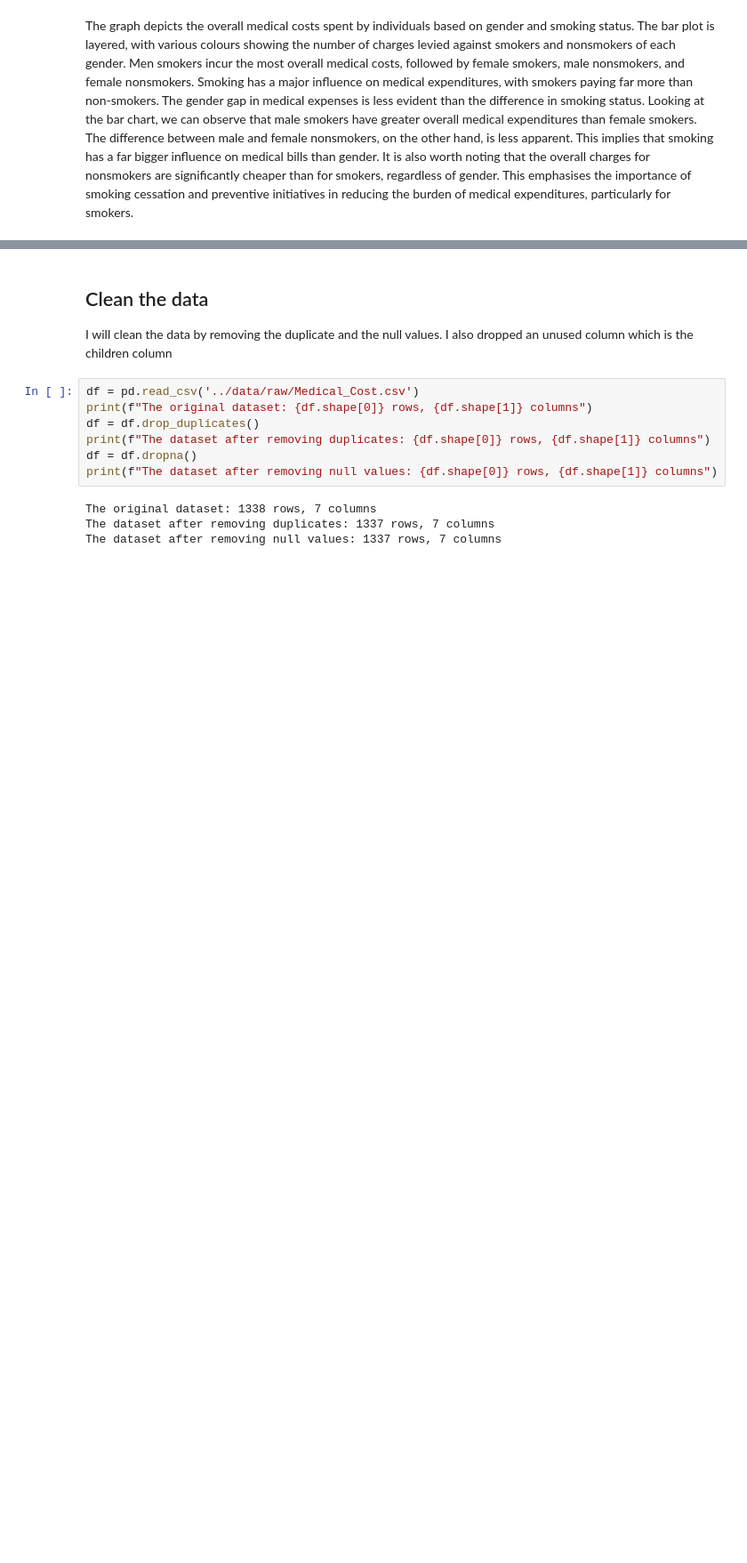
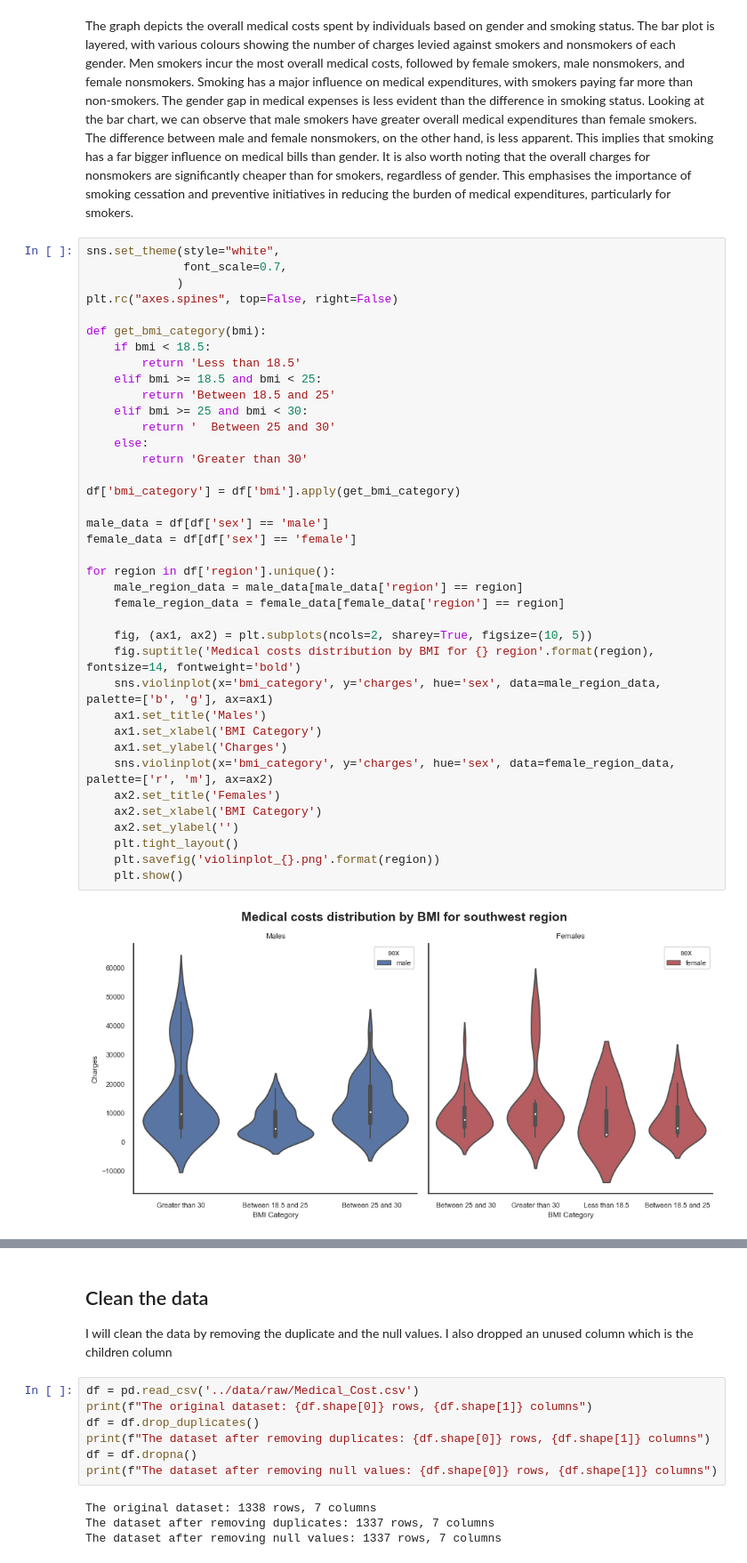
Before and after one commit to ubco-W2022T2-data301/project-group-group40, a Jupyter notebook: analysis/analysis2.ipynb, the cells around one changed output, grey strips where cells are left out. Shown at 89% size. Drawn from its saved outputs; the diff is of its cells as text; blank space fills up the shorter version.

```diff
--- a/analysis/analysis2.ipynb
+++ b/analysis/analysis2.ipynb
@@ -67,3 +69,43 @@ plt.show()
 # %% [markdown]
 The graph depicts the overall medical costs spent by individuals based on gender and smoking status. The bar plot is layered, with various colours showing the number of charges levied against smokers and nonsmokers of each gender. Men smokers incur the most overall medical costs, followed by female smokers, male nonsmokers, and female nonsmokers. Smoking has a major influence on medical expenditures, with smokers paying far more than non-smokers. The gender gap in medical expenses is less evident than the difference in smoking status.
 Looking at the bar chart, we can observe that male smokers have greater overall medical expenditures than female smokers. The difference between male and female nonsmokers, on the other hand, is less apparent. This implies that smoking has a far bigger influence on medical bills than gender. It is also worth noting that the overall charges for nonsmokers are significantly cheaper than for smokers, regardless of gender. This emphasises the importance of smoking cessation and preventive initiatives in reducing the burden of medical expenditures, particularly for smokers.
+# %%
+sns.set_theme(style="white",
+              font_scale=0.7,
+             )
+plt.rc("axes.spines", top=False, right=False)
+
+def get_bmi_category(bmi):
+    if bmi < 18.5:
+        return 'Less than 18.5'
+    elif bmi >= 18.5 and bmi < 25:
+        return 'Between 18.5 and 25'
+    elif bmi >= 25 and bmi < 30:
+        return '  Between 25 and 30'
+    else:
+        return 'Greater than 30'
+
+df['bmi_category'] = df['bmi'].apply(get_bmi_category)
+
+male_data = df[df['sex'] == 'male']
+female_data = df[df['sex'] == 'female']
+
+for region in df['region'].unique():
+    male_region_data = male_data[male_data['region'] == region]
+    female_region_data = female_data[female_data['region'] == region]
+
+    fig, (ax1, ax2) = plt.subplots(ncols=2, sharey=True, figsize=(10, 5))
+    fig.suptitle('Medical costs distribution by BMI for {} region'.format(region), fontsize=14, fontweight='bold')
+    sns.violinplot(x='bmi_category', y='charges', hue='sex', data=male_region_data, palette=['b', 'g'], ax=ax1)
+    ax1.set_title('Males')
+    ax1.set_xlabel('BMI Category')
+    ax1.set_ylabel('Charges')
+    sns.violinplot(x='bmi_category', y='charges', hue='sex', data=female_region_data, palette=['r', 'm'], ax=ax2)
+    ax2.set_title('Females')
+    ax2.set_xlabel('BMI Category')
+    ax2.set_ylabel('')
+    plt.tight_layout()
+    plt.savefig('violinplot_{}.png'.format(region))
+    plt.show()
+# %% [output]
+[figure, added]
```
Also changed, not shown: parts of 6 cells of this notebook, 4 other files.
